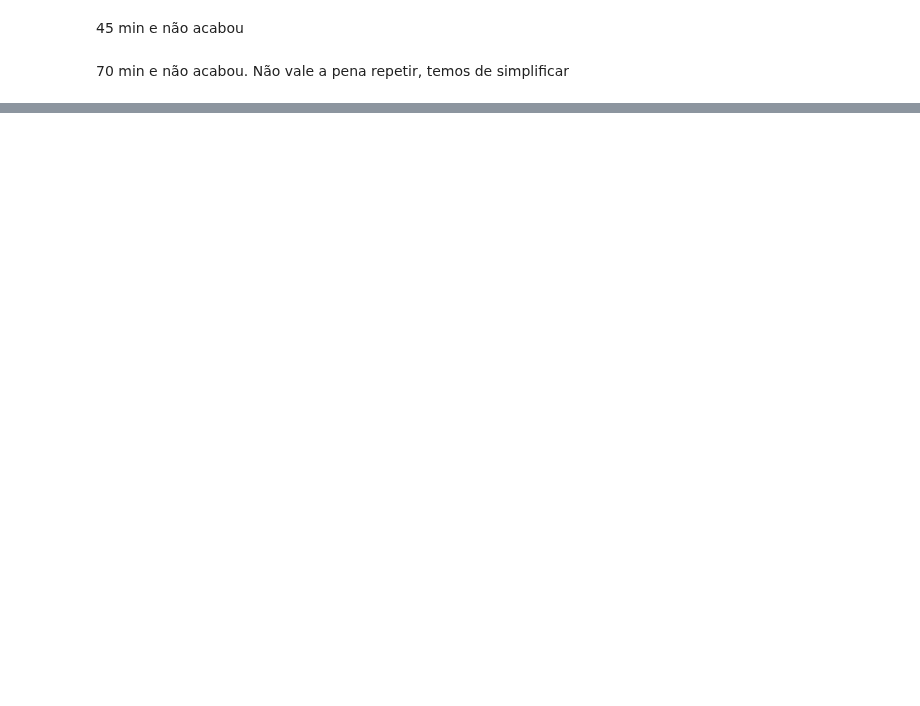
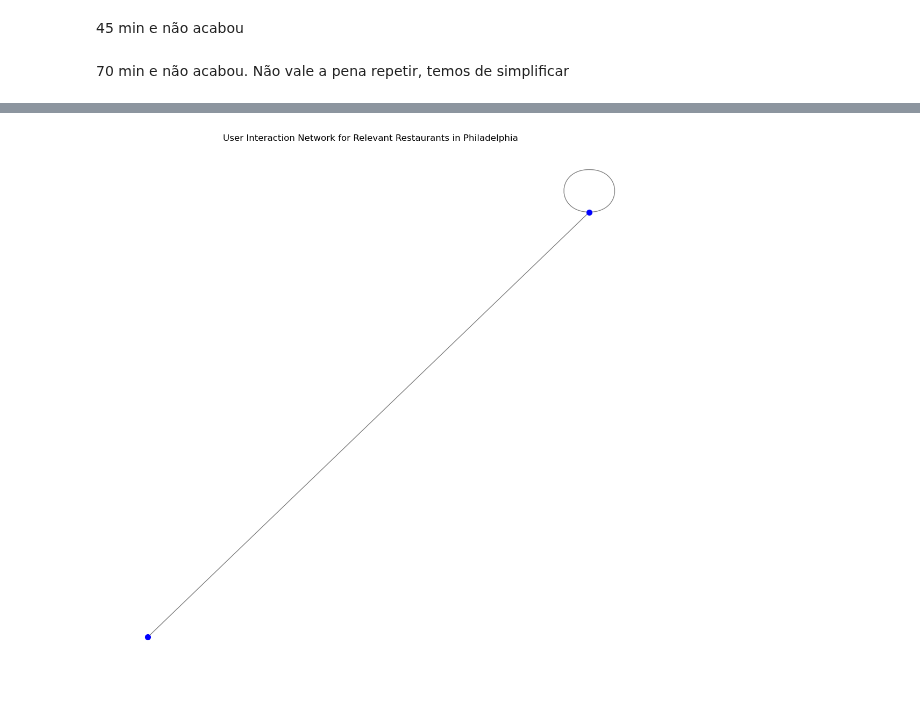
Before and after one commit to larasneves/ComplexDataAnalysis, a Jupyter notebook: Part 2 Social Network Forecasting/exploration_Lara_users_and_friends.ipynb, the cells around one changed output, grey strips where cells are left out. Cells and saved outputs as stored; diff of their text form; code cells hidden in the pictures; blank space fills up the shorter version.

Commit message:
add SNA for users

```diff
--- a/Part 2 Social Network Forecasting/exploration_Lara_users_and_friends.ipynb
+++ b/Part 2 Social Network Forecasting/exploration_Lara_users_and_friends.ipynb
@@ -13,9 +15,9 @@ import matplotlib.pyplot as plt
 # %%
-# df_review = pd.read_csv("yelp_academic_dataset_review.csv")
-# df_review = pd.DataFrame(df_review)
+df_review = pd.read_csv("yelp_academic_dataset_review.csv")
+df_review = pd.DataFrame(df_review)
 # %%
-# df_business = pd.read_csv("yelp_academic_dataset_business.csv")
-# df_business = pd.DataFrame(df_business)
+df_business = pd.read_csv("yelp_academic_dataset_business.csv")
+df_business = pd.DataFrame(df_business)
 # %%
 df_user = pd.read_csv("yelp_academic_dataset_user.csv")
 df_user = pd.DataFrame(df_user)
@@ -116,0 +117,73 @@ plt.show()
+# %%
+import pandas as pd
+import networkx as nx
+import matplotlib.pyplot as plt
+
+
+# Define relevant categories
+relevant_categories = [
+    'American (Traditional)', 'Italian', 'Mexican', 'Chinese', 'Indian',
+    'Japanese', 'Cafes', 'Bakeries', 'Mediterranean', 'Fast Food',
+    'Buffets', 'Food Trucks', 'Bars', 'Pubs', 'Steakhouses', 'Sushi Bars',
+    'Breakfast & Brunch', 'Sandwiches', 'Pizza', 'Seafood',
+    'Cocktail Bars', 'Ice Cream & Frozen Yogurt', 'Coffee & Tea',
+    'Desserts', 'Barbeque', 'Food Stands', 'Homemade', 'Street Food', 'Bistro',
+    'Sustainable Restaurants'
+]
+set_relevant_categories = set(relevant_categories)
+
+# Filter businesses in Philadelphia
+df_business = df_business[df_business['city'] == 'Philadelphia']
+
+# Keep businesses with relevant restaurant categories
+df_restaurants = df_business[df_business["categories"].str.contains('Restaurants', na=False)]
+
+# Identify the relevant categories in each restaurant
+df_restaurants['relevant_categories'] = df_restaurants['categories'].apply(
+    lambda x: [cat for cat in x.split(', ') if cat in set_relevant_categories]
+)
+
+# Remove businesses that don't belong to any relevant categories
+df_restaurants = df_restaurants[df_restaurants['relevant_categories'].apply(len) > 0]
+
+# Step 2: Filter Reviews Based on the Filtered Restaurants
+
+# Merge reviews with the filtered businesses (only for relevant restaurants in Philadelphia)
+df_filtered_reviews = pd.merge(df_review, df_restaurants, on='business_id', how='inner')
+
+first_five_users = df_filtered_reviews['user_id'].unique()[:5]
+df_filtered_reviews= df_filtered_reviews[df_filtered_reviews['user_id'].isin(first_five_users)]
+
+# Step 3: Create a User Interaction Network
+
+# Initialize a graph
+G = nx.Graph()
+
+# Loop through each business and create edges between users who reviewed the same business
+for business_id, group in df_filtered_reviews.groupby('business_id'):
+    users = group['user_id'].tolist()
+    # Add edges between users who reviewed the same business
+    for i in range(len(users)):
+        for j in range(i+1, len(users)):
+            if G.has_edge(users[i], users[j]):
+                # Increment weight if edge already exists
+                G[users[i]][users[j]]['weight'] += 1
+            else:
+                # Create edge with weight 1 if it doesn't exist
+                G.add_edge(users[i], users[j], weight=1)
+
+# Step 4: Network Analysis and Visualization
+
+# Plot the network (for large networks, you may need to optimize for clarity)
+plt.figure(figsize=(10, 10))
+pos = nx.spring_layout(G, k=0.1)  # Force-directed layout
+nx.draw(G, pos, with_labels=False, node_size=50, node_color='blue', edge_color='gray')
+plt.title("User Interaction Network for Relevant Restaurants in Philadelphia")
+plt.show()
+
+# Basic network statistics
+print("Number of nodes (users):", G.number_of_nodes())
+print("Number of edges (interactions):", G.number_of_edges())
+
+# Optional: find central users or communities in the network
+# %% [output]
@@ -116,0 +195 @@ plt.show()
+[figure, added]
```
Also changed, not shown: parts of 11 cells of this notebook, 1 other file.
